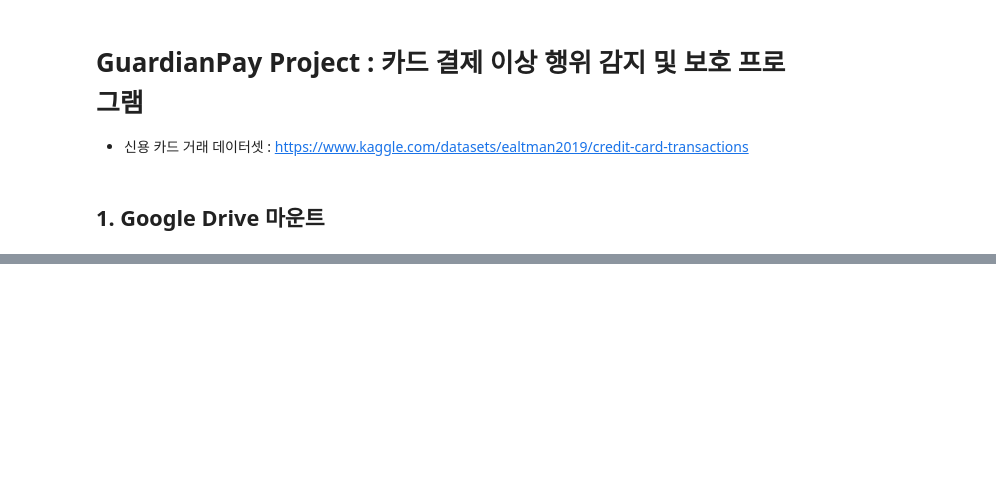
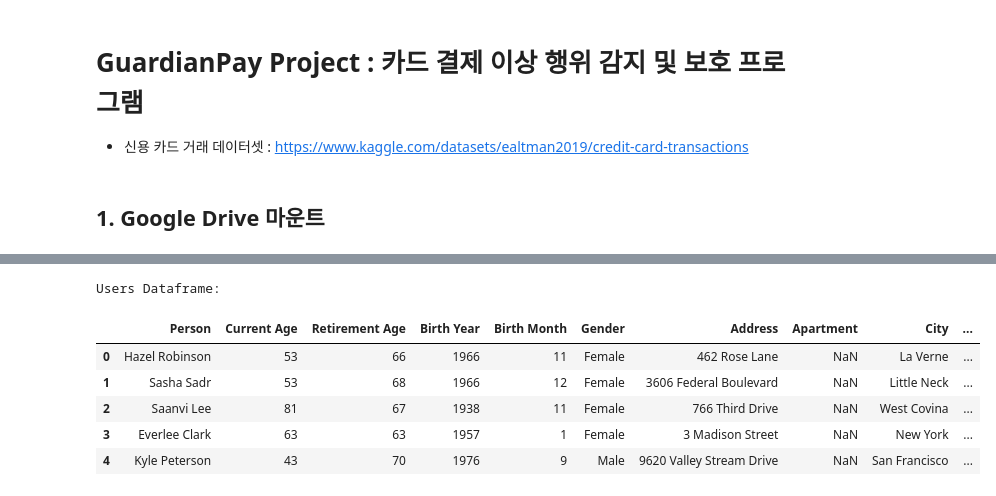
Before and after one commit to pixelwizard2/GuardianPay---Protecting-Against-Lost-Card-and-Copied-Card-Transactions, a Jupyter notebook: GuardianPay_code_(한국어).ipynb, the cells around one changed output, grey strips where cells are left out. Cells and saved outputs as stored; diff of their text form; code cells hidden in the pictures; blank space fills up the shorter version.

```diff
--- a/GuardianPay_code_(한국어).ipynb
+++ b/GuardianPay_code_(한국어).ipynb
@@ -14,0 +40,11 @@ Mounted at /content/drive
+# %%
+print("Users Dataframe:")
+users_df.head()
+# %% [output]
+Users Dataframe:
+|  | Person | Current Age | Retirement Age | Birth Year | Birth Month | Gender | Address | Apartment | City | ... |
+| 0 | Hazel Robinson | 53 | 66 | 1966 | 11 | Female | 462 Rose Lane | NaN | La Verne | ... |
+| 1 | Sasha Sadr | 53 | 68 | 1966 | 12 | Female | 3606 Federal Boulevard | NaN | Little Neck | ... |
+| 2 | Saanvi Lee | 81 | 67 | 1938 | 11 | Female | 766 Third Drive | NaN | West Covina | ... |
+| 3 | Everlee Clark | 63 | 63 | 1957 | 1 | Female | 3 Madison Street | NaN | New York | ... |
+| 4 | Kyle Peterson | 43 | 70 | 1976 | 9 | Male | 9620 Valley Stream Drive | NaN | San Francisco | ... |
```
Also changed, not shown: parts of 6 cells of this notebook.
